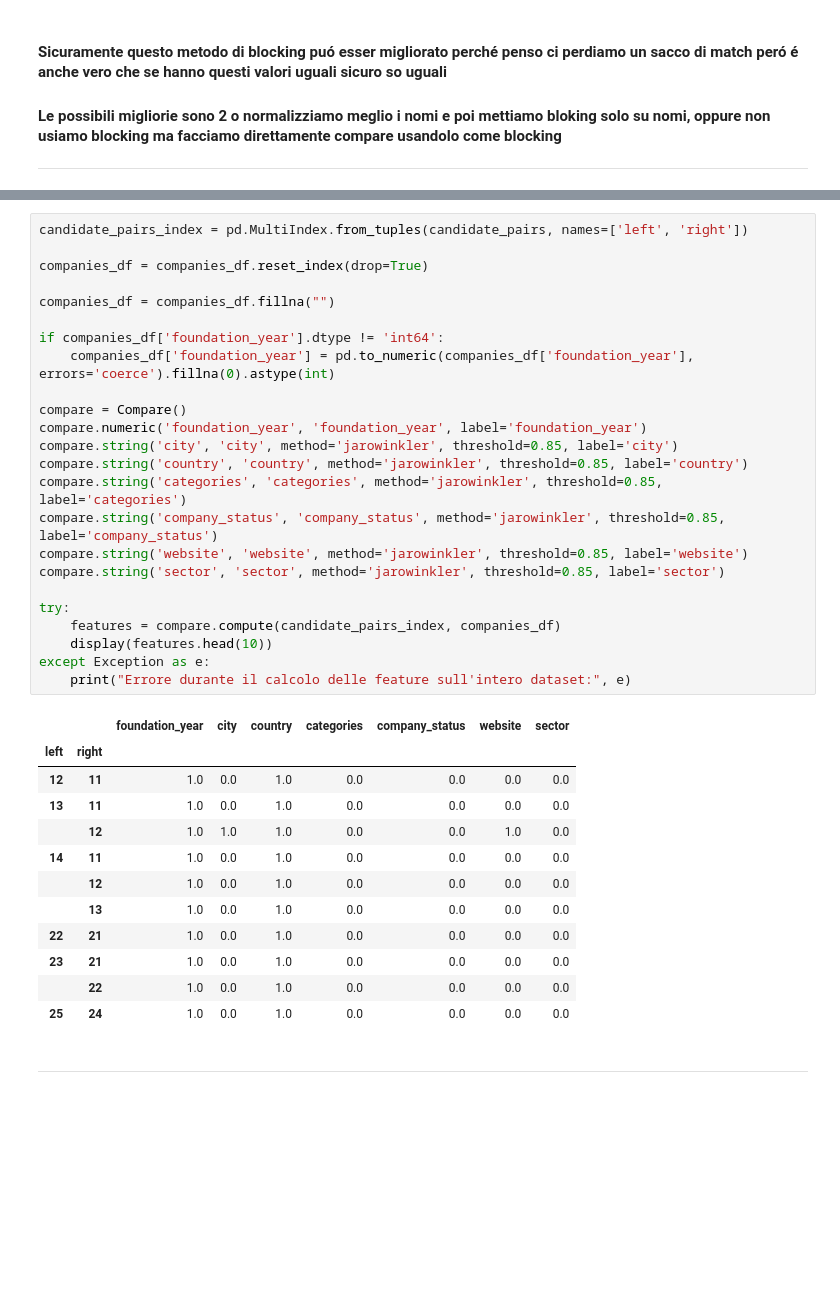
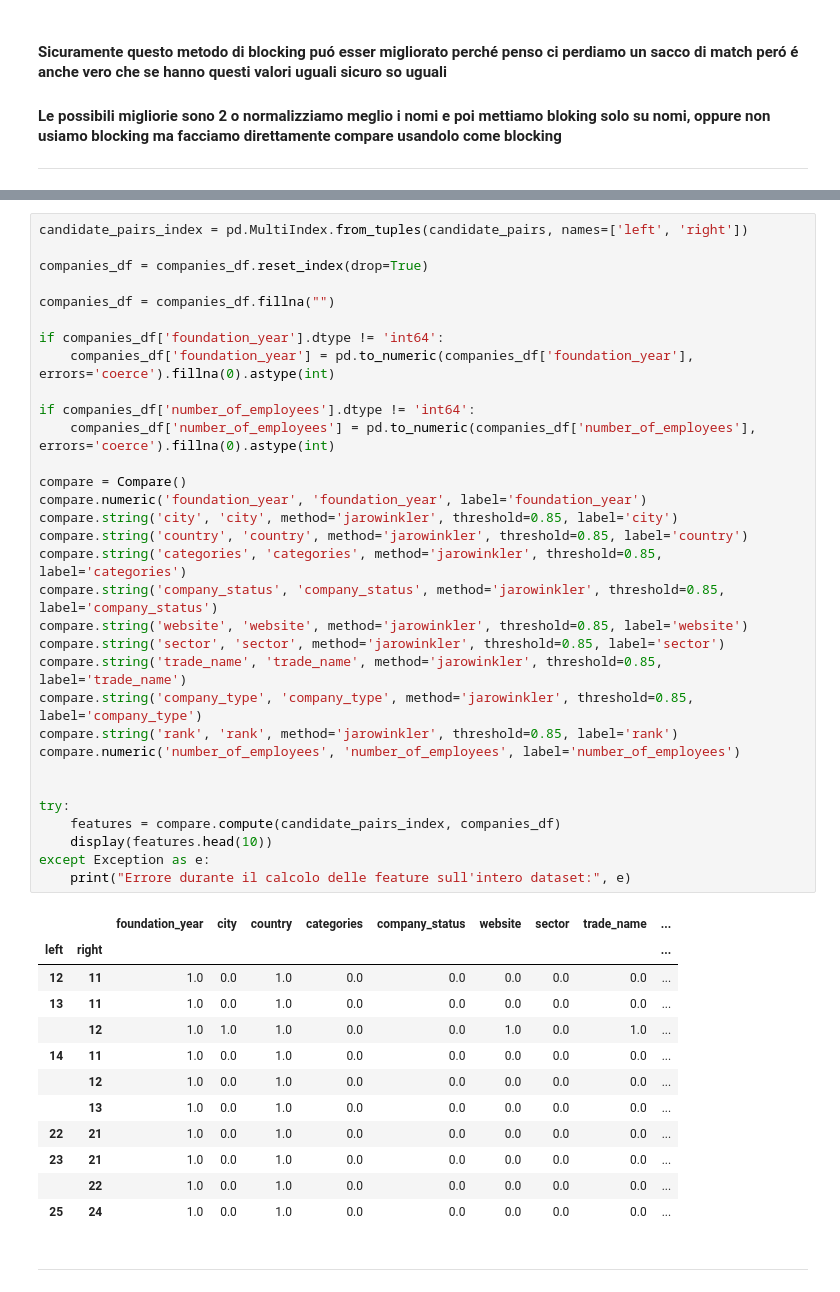
Before and after one commit to MatVitale6/IngegneriaDeiDatiProject, a Jupyter notebook: homework5/record_linkage/record_linkage.ipynb, the cells around one changed output, grey strips where cells are left out. Saved outputs shown, nothing was run; the diff lists cells and outputs as text; blank space fills up the shorter version.

```diff
--- a/homework5/record_linkage/record_linkage.ipynb
+++ b/homework5/record_linkage/record_linkage.ipynb
@@ -94,40 +99,48 @@ Se il kernel si arresta per problemi di memoria, possiamo adottare strategie di
 # %%
 candidate_pairs_index = pd.MultiIndex.from_tuples(candidate_pairs, names=['left', 'right'])
 
 companies_df = companies_df.reset_index(drop=True)
 
 companies_df = companies_df.fillna("")
 
 if companies_df['foundation_year'].dtype != 'int64':
     companies_df['foundation_year'] = pd.to_numeric(companies_df['foundation_year'], errors='coerce').fillna(0).astype(int)
 
+if companies_df['number_of_employees'].dtype != 'int64':
+    companies_df['number_of_employees'] = pd.to_numeric(companies_df['number_of_employees'], errors='coerce').fillna(0).astype(int)
+
 compare = Compare()
 compare.numeric('foundation_year', 'foundation_year', label='foundation_year')
 compare.string('city', 'city', method='jarowinkler', threshold=0.85, label='city')
 compare.string('country', 'country', method='jarowinkler', threshold=0.85, label='country')
 compare.string('categories', 'categories', method='jarowinkler', threshold=0.85, label='categories')
 compare.string('company_status', 'company_status', method='jarowinkler', threshold=0.85, label='company_status')
 compare.string('website', 'website', method='jarowinkler', threshold=0.85, label='website')
 compare.string('sector', 'sector', method='jarowinkler', threshold=0.85, label='sector')
+compare.string('trade_name', 'trade_name', method='jarowinkler', threshold=0.85, label='trade_name')
+compare.string('company_type', 'company_type', method='jarowinkler', threshold=0.85, label='company_type')
+compare.string('rank', 'rank', method='jarowinkler', threshold=0.85, label='rank')
+compare.numeric('number_of_employees', 'number_of_employees', label='number_of_employees')
+
 
 try:
     features = compare.compute(candidate_pairs_index, companies_df)
     display(features.head(10))
 except Exception as e:
     print("Errore durante il calcolo delle feature sull'intero dataset:", e)
 # %% [output]
-|  |  | foundation_year | city | country | categories | company_status | website | sector |
-| left | right |  |  |  |  |  |  |  |
-| 12 | 11 | 1.0 | 0.0 | 1.0 | 0.0 | 0.0 | 0.0 | 0.0 |
-| 13 | 11 | 1.0 | 0.0 | 1.0 | 0.0 | 0.0 | 0.0 | 0.0 |
-|  | 12 | 1.0 | 1.0 | 1.0 | 0.0 | 0.0 | 1.0 | 0.0 |
-| 14 | 11 | 1.0 | 0.0 | 1.0 | 0.0 | 0.0 | 0.0 | 0.0 |
-|  | 12 | 1.0 | 0.0 | 1.0 | 0.0 | 0.0 | 0.0 | 0.0 |
-|  | 13 | 1.0 | 0.0 | 1.0 | 0.0 | 0.0 | 0.0 | 0.0 |
-| 22 | 21 | 1.0 | 0.0 | 1.0 | 0.0 | 0.0 | 0.0 | 0.0 |
-| 23 | 21 | 1.0 | 0.0 | 1.0 | 0.0 | 0.0 | 0.0 | 0.0 |
-|  | 22 | 1.0 | 0.0 | 1.0 | 0.0 | 0.0 | 0.0 | 0.0 |
-| 25 | 24 | 1.0 | 0.0 | 1.0 | 0.0 | 0.0 | 0.0 | 0.0 |
+|  |  | foundation_year | city | country | categories | company_status | website | sector | trade_name | ... |
+| left | right |  |  |  |  |  |  |  |  | ... |
+| 12 | 11 | 1.0 | 0.0 | 1.0 | 0.0 | 0.0 | 0.0 | 0.0 | 0.0 | ... |
+| 13 | 11 | 1.0 | 0.0 | 1.0 | 0.0 | 0.0 | 0.0 | 0.0 | 0.0 | ... |
+|  | 12 | 1.0 | 1.0 | 1.0 | 0.0 | 0.0 | 1.0 | 0.0 | 1.0 | ... |
+| 14 | 11 | 1.0 | 0.0 | 1.0 | 0.0 | 0.0 | 0.0 | 0.0 | 0.0 | ... |
+|  | 12 | 1.0 | 0.0 | 1.0 | 0.0 | 0.0 | 0.0 | 0.0 | 0.0 | ... |
+|  | 13 | 1.0 | 0.0 | 1.0 | 0.0 | 0.0 | 0.0 | 0.0 | 0.0 | ... |
+| 22 | 21 | 1.0 | 0.0 | 1.0 | 0.0 | 0.0 | 0.0 | 0.0 | 0.0 | ... |
+| 23 | 21 | 1.0 | 0.0 | 1.0 | 0.0 | 0.0 | 0.0 | 0.0 | 0.0 | ... |
+|  | 22 | 1.0 | 0.0 | 1.0 | 0.0 | 0.0 | 0.0 | 0.0 | 0.0 | ... |
+| 25 | 24 | 1.0 | 0.0 | 1.0 | 0.0 | 0.0 | 0.0 | 0.0 | 0.0 | ... |
 # %% [markdown]
 
 ---
```
Also changed, not shown: parts of 4 cells of this notebook, 2 other files.
